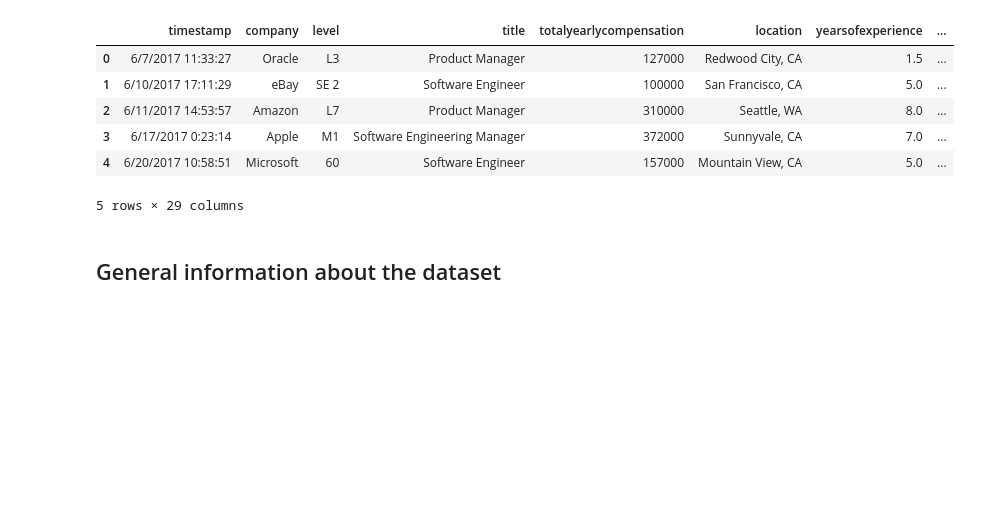
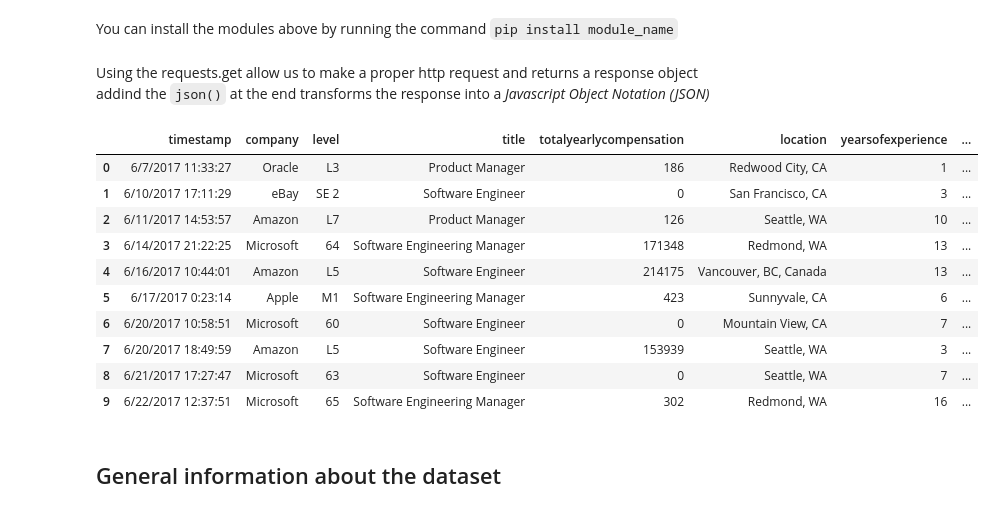
Before and after one commit to MokuaEnock/Machine-Learning-Notes, a Jupyter notebook: Module_1_Data_cleaning/data_cleaning.ipynb, the cells around one changed output. Cells and saved outputs as stored; diff of their text form; code cells hidden in the pictures; blank space fills up the shorter version.

```diff
--- a/Module_1_Data_cleaning/data_cleaning.ipynb
+++ b/Module_1_Data_cleaning/data_cleaning.ipynb
@@ -9,12 +12,2 @@ import numpy as np
-# %%
-""" Importing the data """
-df = pd.read_csv("./Module_1_Data_cleaning/data/salary.csv")
-df.head()
-# %% [output]
-|  | timestamp | company | level | title | totalyearlycompensation | location | yearsofexperience | ... |
-| 0 | 6/7/2017 11:33:27 | Oracle | L3 | Product Manager | 127000 | Redwood City, CA | 1.5 | ... |
-| 1 | 6/10/2017 17:11:29 | eBay | SE 2 | Software Engineer | 100000 | San Francisco, CA | 5.0 | ... |
-| 2 | 6/11/2017 14:53:57 | Amazon | L7 | Product Manager | 310000 | Seattle, WA | 8.0 | ... |
-| 3 | 6/17/2017 0:23:14 | Apple | M1 | Software Engineering Manager | 372000 | Sunnyvale, CA | 7.0 | ... |
-| 4 | 6/20/2017 10:58:51 | Microsoft | 60 | Software Engineer | 157000 | Mountain View, CA | 5.0 | ... |
-5 rows × 29 columns
+# %% [markdown]
+You can install the modules above by running the command `pip install module_name`
@@ -21,3 +18,19 @@ df.head()
+# %% [markdown]
+Using the requests.get allow us to make a proper http request and returns a response object addind the `json()` at the end transforms the response into a *Javascript Object Notation (JSON)*
+# %%
+df.head(10)
+# %% [output]
+|  | timestamp | company | level | title | totalyearlycompensation | location | yearsofexperience | ... |
+| 0 | 6/7/2017 11:33:27 | Oracle | L3 | Product Manager | 186 | Redwood City, CA | 1 | ... |
+| 1 | 6/10/2017 17:11:29 | eBay | SE 2 | Software Engineer | 0 | San Francisco, CA | 3 | ... |
+| 2 | 6/11/2017 14:53:57 | Amazon | L7 | Product Manager | 126 | Seattle, WA | 10 | ... |
+| 3 | 6/14/2017 21:22:25 | Microsoft | 64 | Software Engineering Manager | 171348 | Redmond, WA | 13 | ... |
+| 4 | 6/16/2017 10:44:01 | Amazon | L5 | Software Engineer | 214175 | Vancouver, BC, Canada | 13 | ... |
+| 5 | 6/17/2017 0:23:14 | Apple | M1 | Software Engineering Manager | 423 | Sunnyvale, CA | 6 | ... |
+| 6 | 6/20/2017 10:58:51 | Microsoft | 60 | Software Engineer | 0 | Mountain View, CA | 7 | ... |
+| 7 | 6/20/2017 18:49:59 | Amazon | L5 | Software Engineer | 153939 | Seattle, WA | 3 | ... |
+| 8 | 6/21/2017 17:27:47 | Microsoft | 63 | Software Engineer | 0 | Seattle, WA | 7 | ... |
+| 9 | 6/22/2017 12:37:51 | Microsoft | 65 | Software Engineering Manager | 302 | Redmond, WA | 16 | ... |
 # %% [markdown]
 ## General information about the dataset
 # %% [markdown]
```
Also changed, not shown: parts of 25 cells of this notebook.
